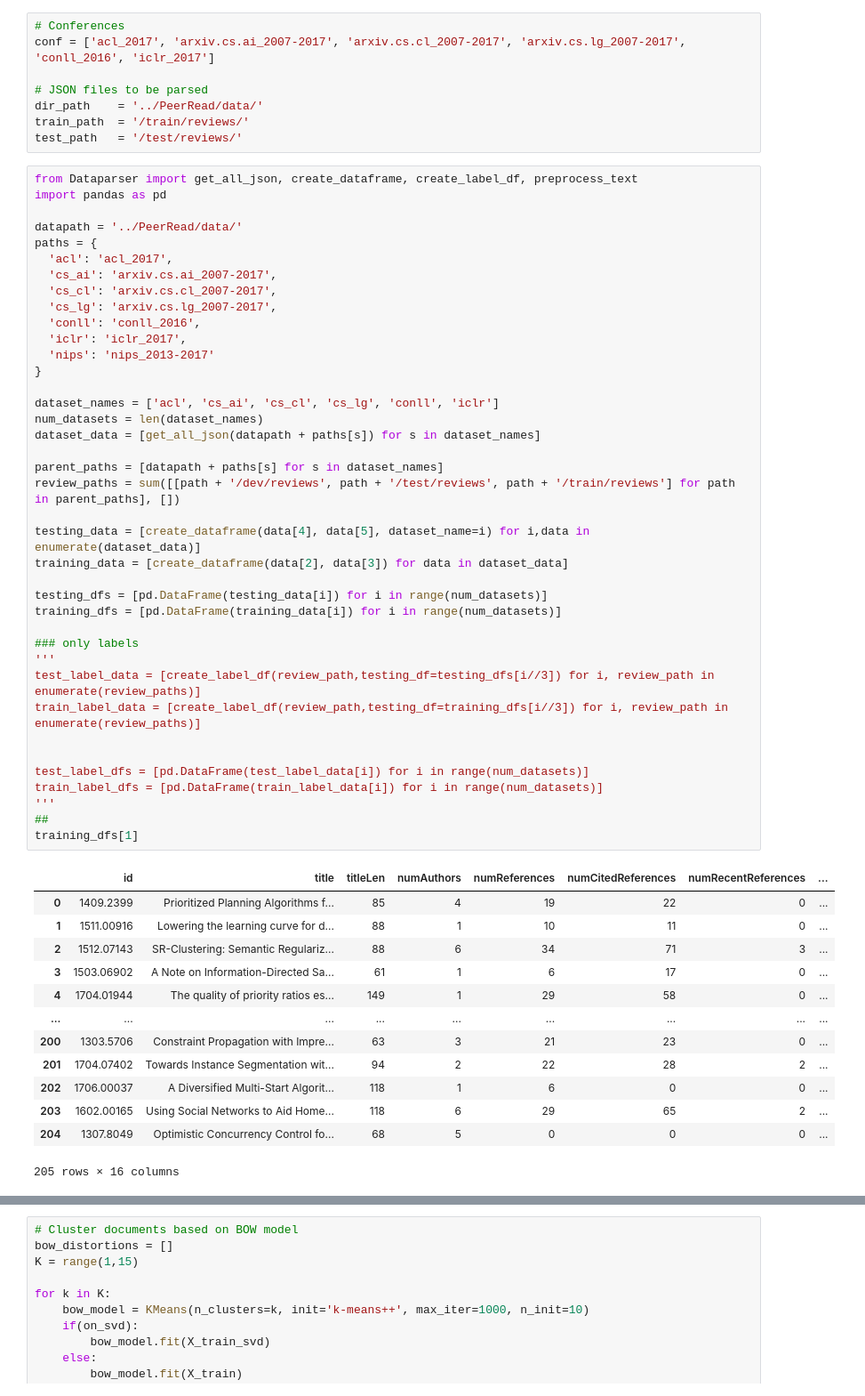
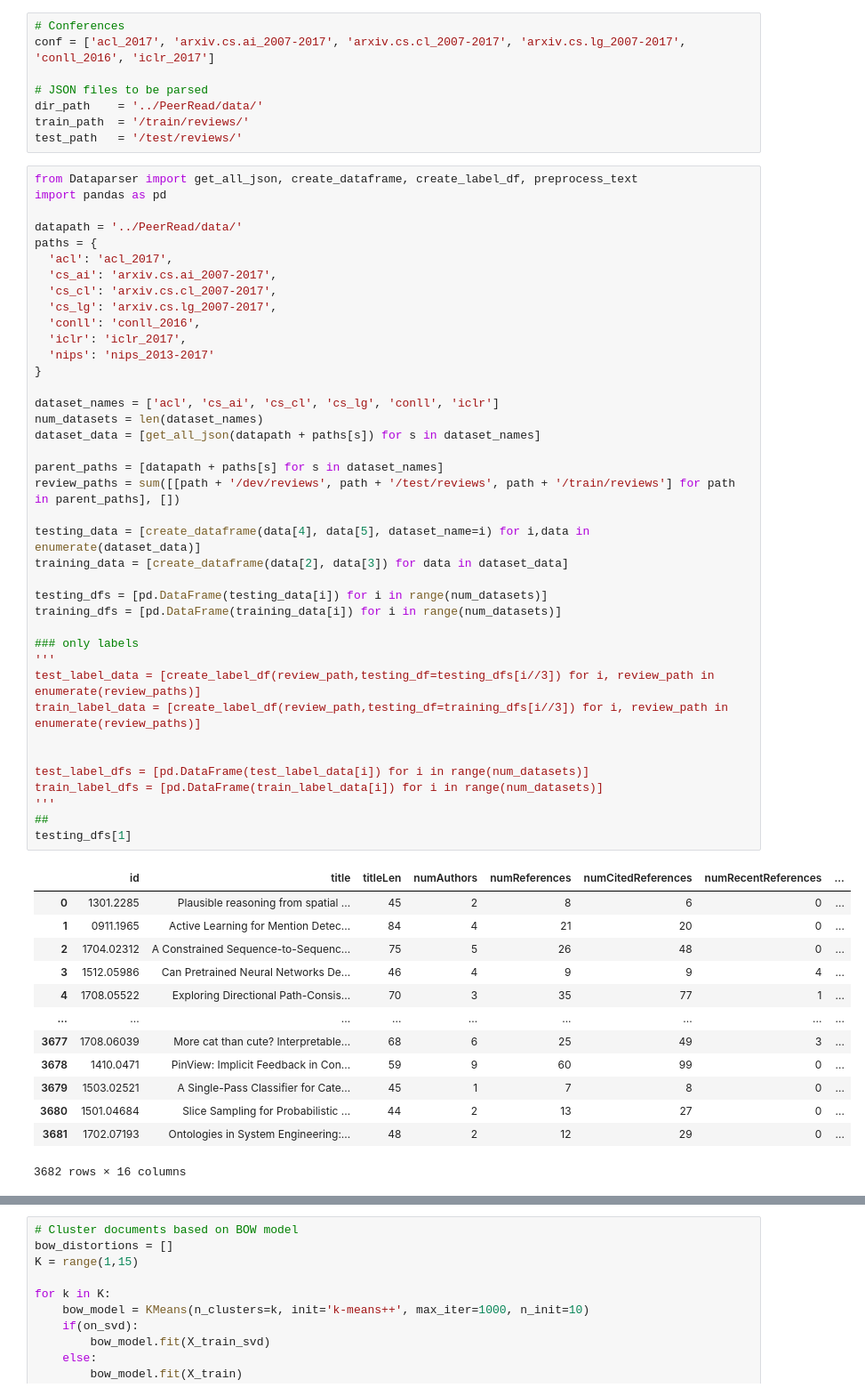
Before and after one commit to ShashiKiranMR/CS-7641-ML-Project, a Jupyter notebook: src/supervised.ipynb, the cells around one changed output, grey strips where cells are left out. Shown at 89% size. Saved outputs shown, nothing was run; the diff lists cells and outputs as text.

```diff
--- a/src/supervised.ipynb
+++ b/src/supervised.ipynb
@@ -42,46 +42,46 @@ paths = {
   'conll': 'conll_2016',
   'iclr': 'iclr_2017',
   'nips': 'nips_2013-2017'
 }
 
 dataset_names = ['acl', 'cs_ai', 'cs_cl', 'cs_lg', 'conll', 'iclr']
 num_datasets = len(dataset_names)
 dataset_data = [get_all_json(datapath + paths[s]) for s in dataset_names]
 
 parent_paths = [datapath + paths[s] for s in dataset_names]
 review_paths = sum([[path + '/dev/reviews', path + '/test/reviews', path + '/train/reviews'] for path in parent_paths], [])
 
 testing_data = [create_dataframe(data[4], data[5], dataset_name=i) for i,data in enumerate(dataset_data)]
 training_data = [create_dataframe(data[2], data[3]) for data in dataset_data]
 
 testing_dfs = [pd.DataFrame(testing_data[i]) for i in range(num_datasets)]
 training_dfs = [pd.DataFrame(training_data[i]) for i in range(num_datasets)]
 
 ### only labels
 '''
 test_label_data = [create_label_df(review_path,testing_df=testing_dfs[i//3]) for i, review_path in enumerate(review_paths)]
 train_label_data = [create_label_df(review_path,testing_df=training_dfs[i//3]) for i, review_path in enumerate(review_paths)]
 
 
 test_label_dfs = [pd.DataFrame(test_label_data[i]) for i in range(num_datasets)]
 train_label_dfs = [pd.DataFrame(train_label_data[i]) for i in range(num_datasets)]
 '''
 ##
-training_dfs[1]
+testing_dfs[1]
 # %% [output]
 |  | id | title | titleLen | numAuthors | numReferences | numCitedReferences | numRecentReferences | ... |
-| 0 | 1409.2399 | Prioritized Planning Algorithms f... | 85 | 4 | 19 | 22 | 0 | ... |
-| 1 | 1511.00916 | Lowering the learning curve for d... | 88 | 1 | 10 | 11 | 0 | ... |
-| 2 | 1512.07143 | SR-Clustering: Semantic Regulariz... | 88 | 6 | 34 | 71 | 3 | ... |
-| 3 | 1503.06902 | A Note on Information-Directed Sa... | 61 | 1 | 6 | 17 | 0 | ... |
-| 4 | 1704.01944 | The quality of priority ratios es... | 149 | 1 | 29 | 58 | 0 | ... |
+| 0 | 1301.2285 | Plausible reasoning from spatial ... | 45 | 2 | 8 | 6 | 0 | ... |
+| 1 | 0911.1965 | Active Learning for Mention Detec... | 84 | 4 | 21 | 20 | 0 | ... |
+| 2 | 1704.02312 | A Constrained Sequence-to-Sequenc... | 75 | 5 | 26 | 48 | 0 | ... |
+| 3 | 1512.05986 | Can Pretrained Neural Networks De... | 46 | 4 | 9 | 9 | 4 | ... |
+| 4 | 1708.05522 | Exploring Directional Path-Consis... | 70 | 3 | 35 | 77 | 1 | ... |
 | ... | ... | ... | ... | ... | ... | ... | ... | ... |
-| 200 | 1303.5706 | Constraint Propagation with Impre... | 63 | 3 | 21 | 23 | 0 | ... |
-| 201 | 1704.07402 | Towards Instance Segmentation wit... | 94 | 2 | 22 | 28 | 2 | ... |
-| 202 | 1706.00037 | A Diversified Multi-Start Algorit... | 118 | 1 | 6 | 0 | 0 | ... |
-| 203 | 1602.00165 | Using Social Networks to Aid Home... | 118 | 6 | 29 | 65 | 2 | ... |
-| 204 | 1307.8049 | Optimistic Concurrency Control fo... | 68 | 5 | 0 | 0 | 0 | ... |
+| 3677 | 1708.06039 | More cat than cute? Interpretable... | 68 | 6 | 25 | 49 | 3 | ... |
+| 3678 | 1410.0471 | PinView: Implicit Feedback in Con... | 59 | 9 | 60 | 99 | 0 | ... |
+| 3679 | 1503.02521 | A Single-Pass Classifier for Cate... | 45 | 1 | 7 | 8 | 0 | ... |
+| 3680 | 1501.04684 | Slice Sampling for Probabilistic ... | 44 | 2 | 13 | 27 | 0 | ... |
+| 3681 | 1702.07193 | Ontologies in System Engineering:... | 48 | 2 | 12 | 29 | 0 | ... |
-205 rows × 16 columns
+3682 rows × 16 columns
 # %%
 #numpy_arr = testing_dfs[1].values[:, 1:]
 print(len(testing_data), len(training_data[1]))
```
Also changed, not shown: parts of 3 cells of this notebook, 1 other file.
